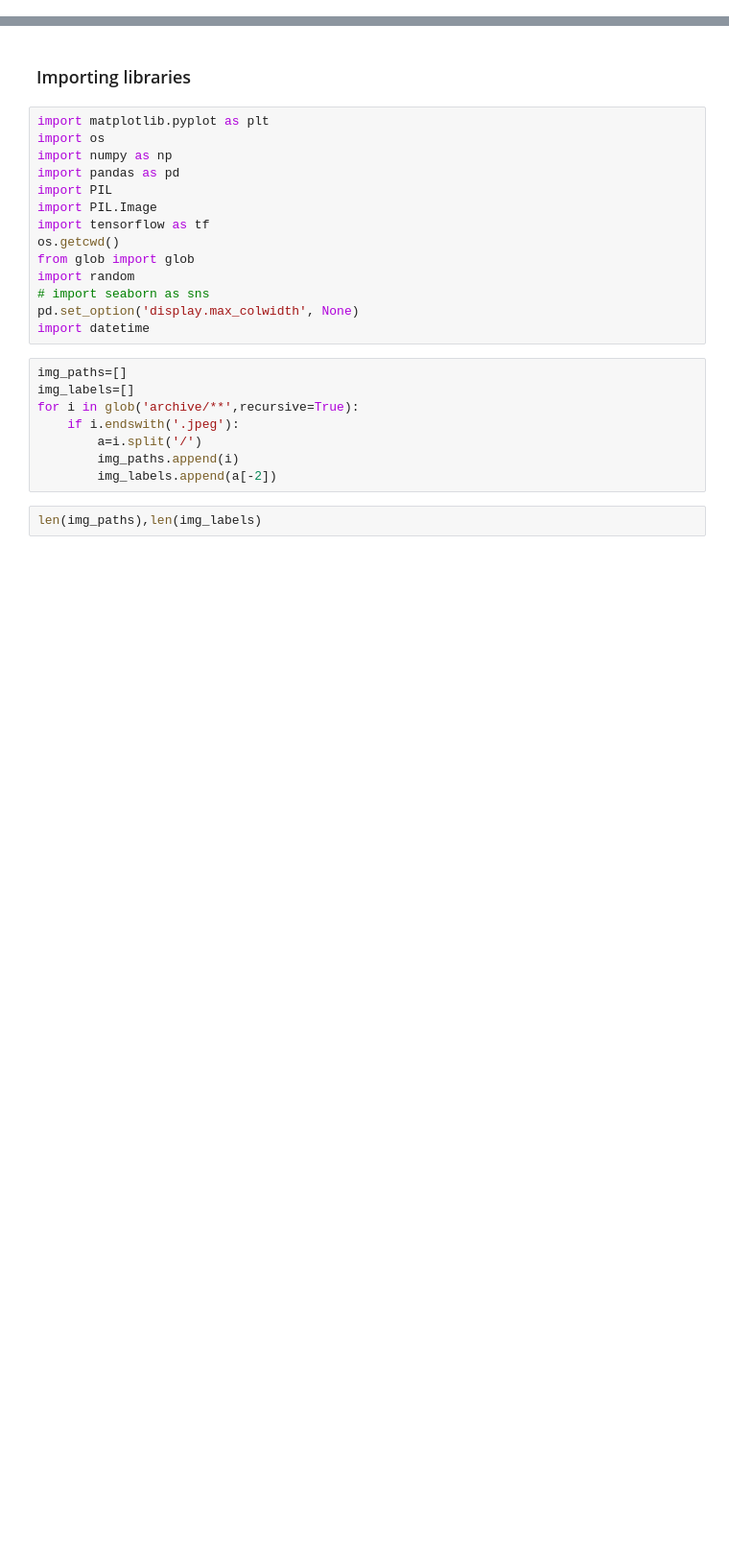
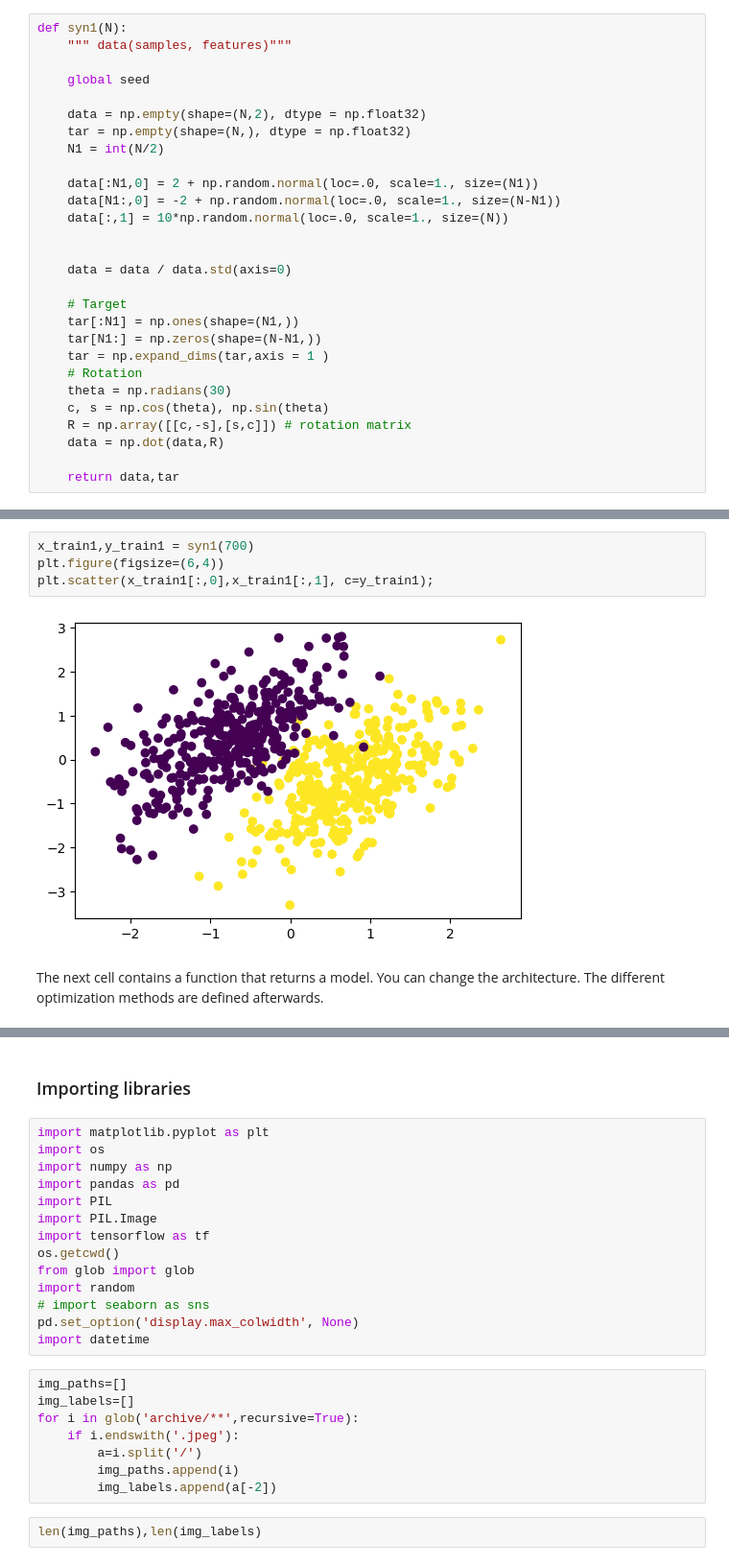
Before and after one commit to janjarco/HurricaneDamageClassificationCNN, a Jupyter notebook: Hurricane damage classification.ipynb, the cells around one changed output, grey strips where cells are left out. Shown at 96% size. Drawn from its saved outputs; the diff is of its cells as text; blank space fills up the shorter version.

```diff
--- a/Hurricane damage classification.ipynb
+++ b/Hurricane damage classification.ipynb
@@ -0,0 +28,28 @@
+# %%
+def syn1(N):
+    """ data(samples, features)"""
+
+    global seed
+
+    data = np.empty(shape=(N,2), dtype = np.float32)
+    tar = np.empty(shape=(N,), dtype = np.float32)
+    N1 = int(N/2)
+
+    data[:N1,0] = 2 + np.random.normal(loc=.0, scale=1., size=(N1))
+    data[N1:,0] = -2 + np.random.normal(loc=.0, scale=1., size=(N-N1))
+    data[:,1] = 10*np.random.normal(loc=.0, scale=1., size=(N))
+
+
+    data = data / data.std(axis=0)
+
+    # Target
+    tar[:N1] = np.ones(shape=(N1,))
+    tar[N1:] = np.zeros(shape=(N-N1,))
+    tar = np.expand_dims(tar,axis = 1 )
+    # Rotation
+    theta = np.radians(30)
+    c, s = np.cos(theta), np.sin(theta)
+    R = np.array([[c,-s],[s,c]]) # rotation matrix
+    data = np.dot(data,R)
+
+    return data,tar
@@ -0,0 +228,9 @@
+# %%
+x_train1,y_train1 = syn1(700)
+plt.figure(figsize=(6,4))
+plt.scatter(x_train1[:,0],x_train1[:,1], c=y_train1);
+# %% [output]
+[figure, added]
+# %% [markdown]
+The next cell contains a function that returns a model. You can change the architecture.
+The different optimization methods are defined afterwards.
```
Also changed, not shown: parts of 109 cells of this notebook.
